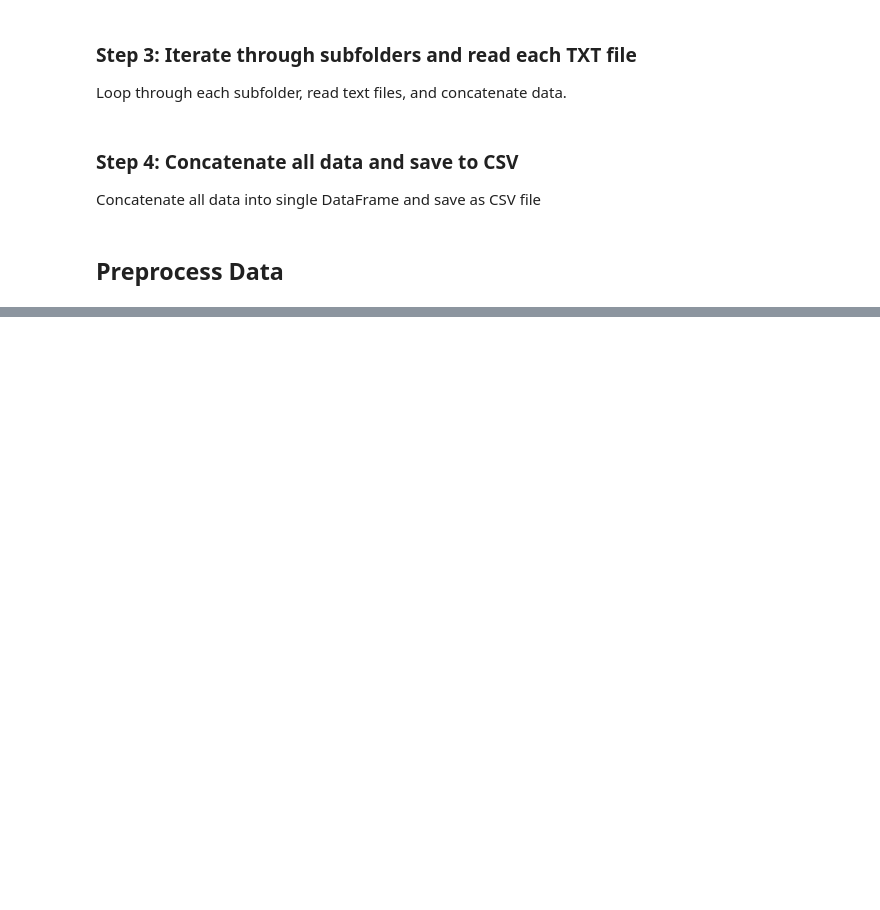
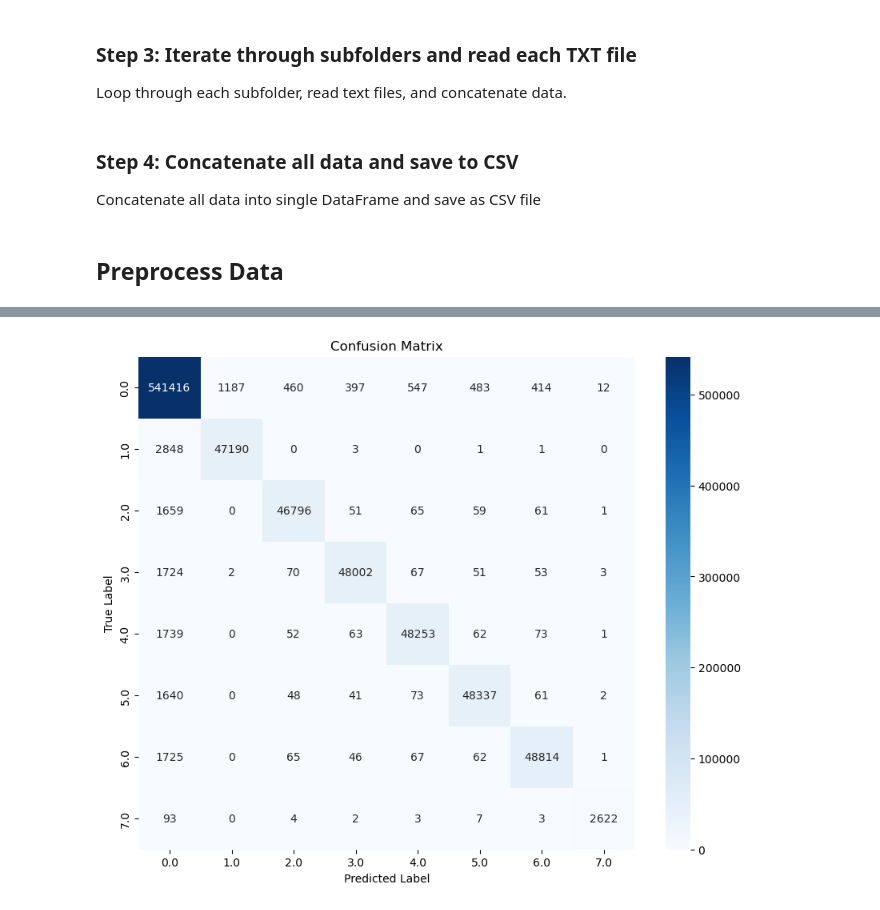
Before and after one commit to franciscotimoh/emg-experiment, a Jupyter notebook: emg-experiment.ipynb, the cells around one changed output, grey strips where cells are left out. Saved outputs shown, nothing was run; the diff lists cells and outputs as text; code cells hidden in the pictures; blank space fills up the shorter version.

```diff
--- a/emg-experiment.ipynb
+++ b/emg-experiment.ipynb
@@ -173,0 +183,9 @@ plt.show()
+# %%
+# Import and train the model
+from sklearn.ensemble import RandomForestClassifier
+
+# Initialize model
+rf_model = RandomForestClassifier(n_estimators=100, random_state=42)
+
+# Train model on training data
+rf_model.fit(X_train, y_train.values.ravel())
@@ -173,0 +245,2 @@ plt.show()
+# %%
+rf_y_pred = rf_model.predict(X_test)
@@ -173,0 +275,12 @@ plt.show()
+# %%
+rf_conf_matrix = confusion_matrix(y_test, rf_y_pred)
+
+# Plot confusion matrix heatmap
+plt.figure(figsize=(10, 8))
+sns.heatmap(rf_conf_matrix, annot=True, fmt="d", cmap="Blues", xticklabels=classes.unique(), yticklabels=classes.unique())
+plt.xlabel("Predicted Label")
+plt.ylabel("True Label")
+plt.title("Confusion Matrix")
+plt.show()
+# %% [output]
+[figure, added]
```
Also changed, not shown: parts of 36 cells of this notebook.
